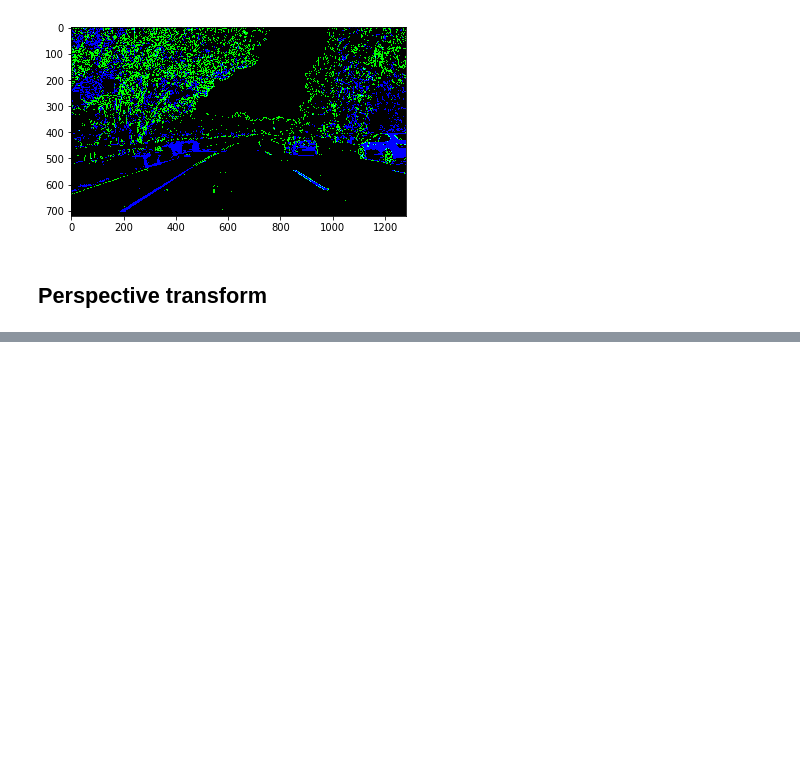
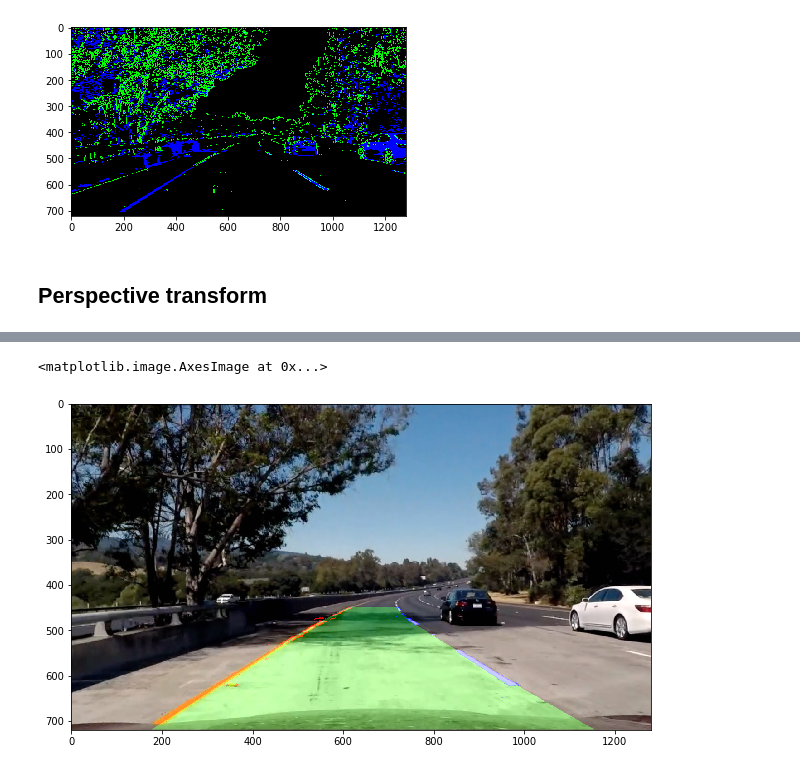
Before and after one commit to Pyrax/CarND-Advanced-Lane-Lines, a Jupyter notebook: src/lane_finding.ipynb, the cells around one changed output, grey strips where cells are left out. Cells and saved outputs as stored; diff of their text form; code cells hidden in the pictures; blank space fills up the shorter version.

```diff
--- a/src/lane_finding.ipynb
+++ b/src/lane_finding.ipynb
@@ -175,0 +192,15 @@ plt.fill(trans_dst[:,0], trans_dst[:,1]-.5, edgecolor='r', fill=False)
+# %%
+lane_area = lane_det.get_lane_area()
+colored_lanes = lane_det.get_lanes()
+
+# Warp the blank back to original image space using inverse perspective matrix (Minv)
+lane_area_unwarped = imgf.transform_perspective(lane_area, trans_dst, trans_src)
+lanes_unwarped = imgf.transform_perspective(colored_lanes, trans_dst, trans_src)
+
+# Combine the result with the original image
+result = cv2.addWeighted(undistorted_image, 1., lane_area_unwarped, .3, 1)
+plt.figure(figsize=(14, 6))
+plt.imshow(imgf.image_overlay(lanes_unwarped, result, overlay_transparency=.1))
+# %% [output]
+<matplotlib.image.AxesImage at 0x...>
+[figure, added]
```
Also changed, not shown: parts of 6 cells of this notebook, 2 other files.
